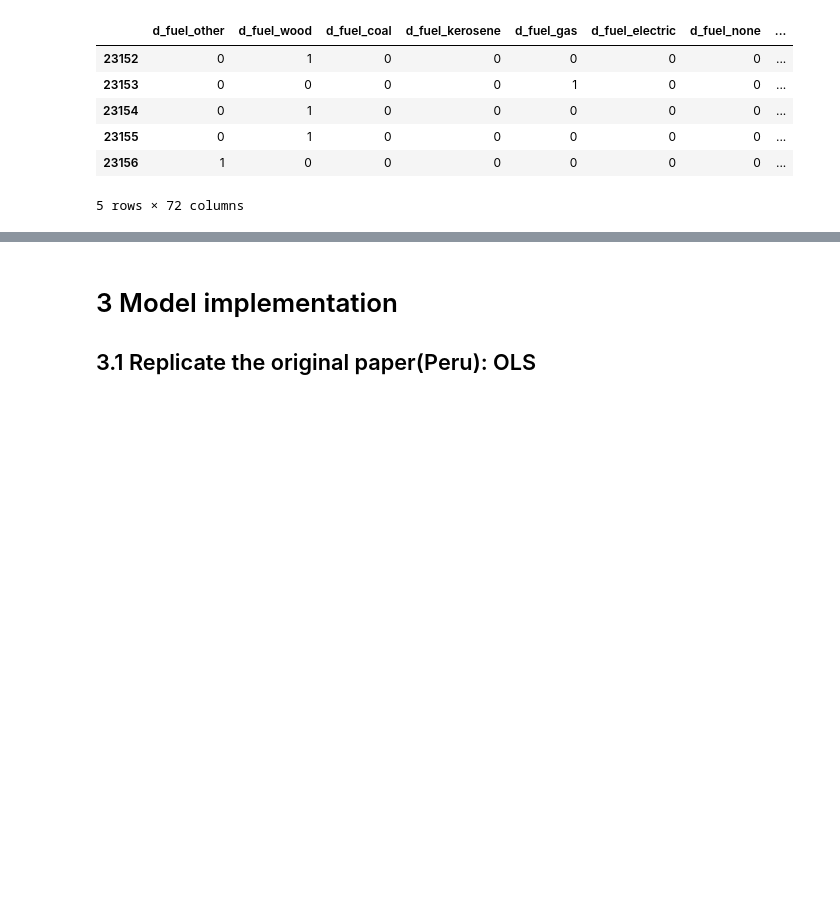
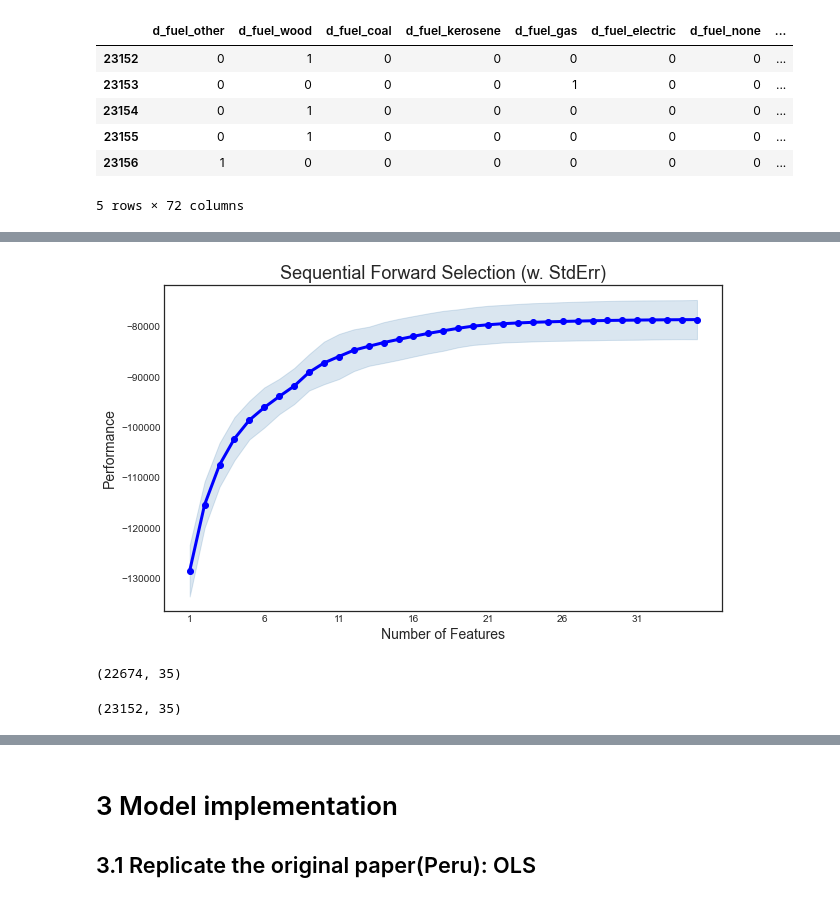
Before and after one commit to jy-yaaa/Project_1_Peru, a Jupyter notebook: Peru Project.ipynb, the cells around one changed output, grey strips where cells are left out. Cells and saved outputs as stored; diff of their text form; code cells hidden in the pictures; blank space fills up the shorter version.

```diff
--- a/Peru Project.ipynb
+++ b/Peru Project.ipynb
@@ -242,0 +263,2 @@ x_train.shape
+# %%
+x_train['Col_sum'] = x_train.apply(lambda x: x.sum(), axis=1)
@@ -242,0 +275,20 @@ x_train.shape
+# %%
+#交互 x_train and x_test里所有的column,两两相乘
+for i in range(1,72):
+    a=i
+    for j in range(a+1,72):
+            x_train['interaction'+str(i)+str('t')+str(j)]=x_train.iloc[:,i]* x_train.iloc[:,j]
+# x_test 交互
+for i in range(1,72):
+    a=i
+    for j in range(a+1,72):
+            x_test['interaction'+str(i)+str('t')+str(j)]=x_test.iloc[:,i]* x_test.iloc[:,j]
+# %%
+sfs = SFS(LinearRegression(),
+         k_features=1,
+         forward=True,
+         floating=False,
+         scoring='neg_mean_squared_error',
+         cv=5)
+sfs.fit(x_train, y_train)
+sfs.k_feature_names_
@@ -242,0 +313,8 @@ x_train.shape
+# %%
+fig1 = plot_sfs(sfs.get_metric_dict(), kind='std_dev')
+plt.title('Sequential Forward Selection (w. StdErr)')
+ticks = np.arange(1, 35, 5)
+plt.xticks(ticks)
+plt.show()
+# %% [output]
+[figure, added]
@@ -242,0 +328,8 @@ x_train.shape
+# %%
+x_train.shape
+# %% [output]
+(22674, 35)
+# %%
+x_test.shape
+# %% [output]
+(23152, 35)
```
Also changed, not shown: parts of 86 cells of this notebook, 41 other files.
